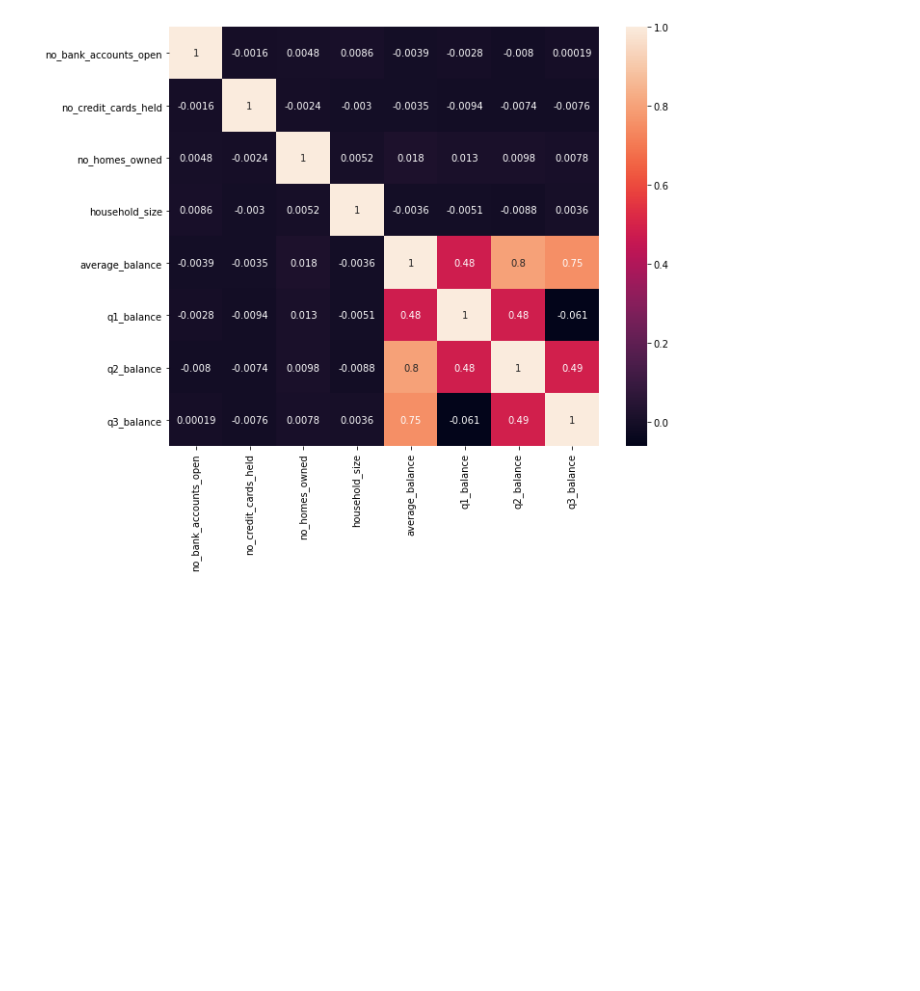
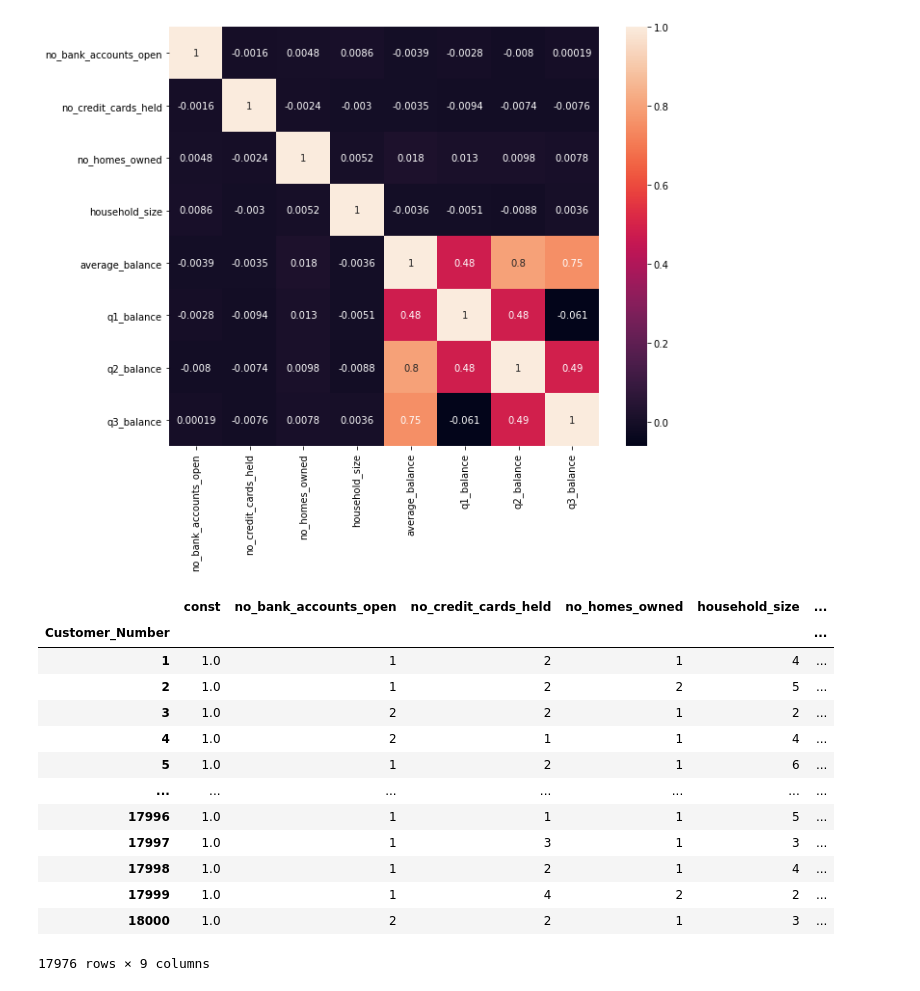
Before and after one commit to jack93g/Mid-Bootcamp-Project-Classification, a Jupyter notebook: deliverables/classification.ipynb, the cells around one changed output. Cells and saved outputs as stored; diff of their text form; code cells hidden in the pictures; blank space fills up the shorter version.

```diff
--- a/deliverables/classification.ipynb
+++ b/deliverables/classification.ipynb
@@ -153,0 +181,25 @@ plt.show()
+# %%
+# let's check the VIF too
+
+data1 = data.copy()
+numericals = data1.select_dtypes(np.number)
+# %%
+# add constant to numerical variables
+
+vif_numericals = add_constant(numericals)
+vif_numericals
+# %% [output]
+|  | const | no_bank_accounts_open | no_credit_cards_held | no_homes_owned | household_size | ... |
+| Customer_Number |  |  |  |  |  | ... |
+| 1 | 1.0 | 1 | 2 | 1 | 4 | ... |
+| 2 | 1.0 | 1 | 2 | 2 | 5 | ... |
+| 3 | 1.0 | 2 | 2 | 1 | 2 | ... |
+| 4 | 1.0 | 2 | 1 | 1 | 4 | ... |
+| 5 | 1.0 | 1 | 2 | 1 | 6 | ... |
+| ... | ... | ... | ... | ... | ... | ... |
+| 17996 | 1.0 | 1 | 1 | 1 | 5 | ... |
+| 17997 | 1.0 | 1 | 3 | 1 | 3 | ... |
+| 17998 | 1.0 | 1 | 2 | 1 | 4 | ... |
+| 17999 | 1.0 | 1 | 4 | 2 | 2 | ... |
+| 18000 | 1.0 | 2 | 2 | 1 | 3 | ... |
+17976 rows × 9 columns
```
Also changed, not shown: parts of 17 cells of this notebook, 1 other file.
